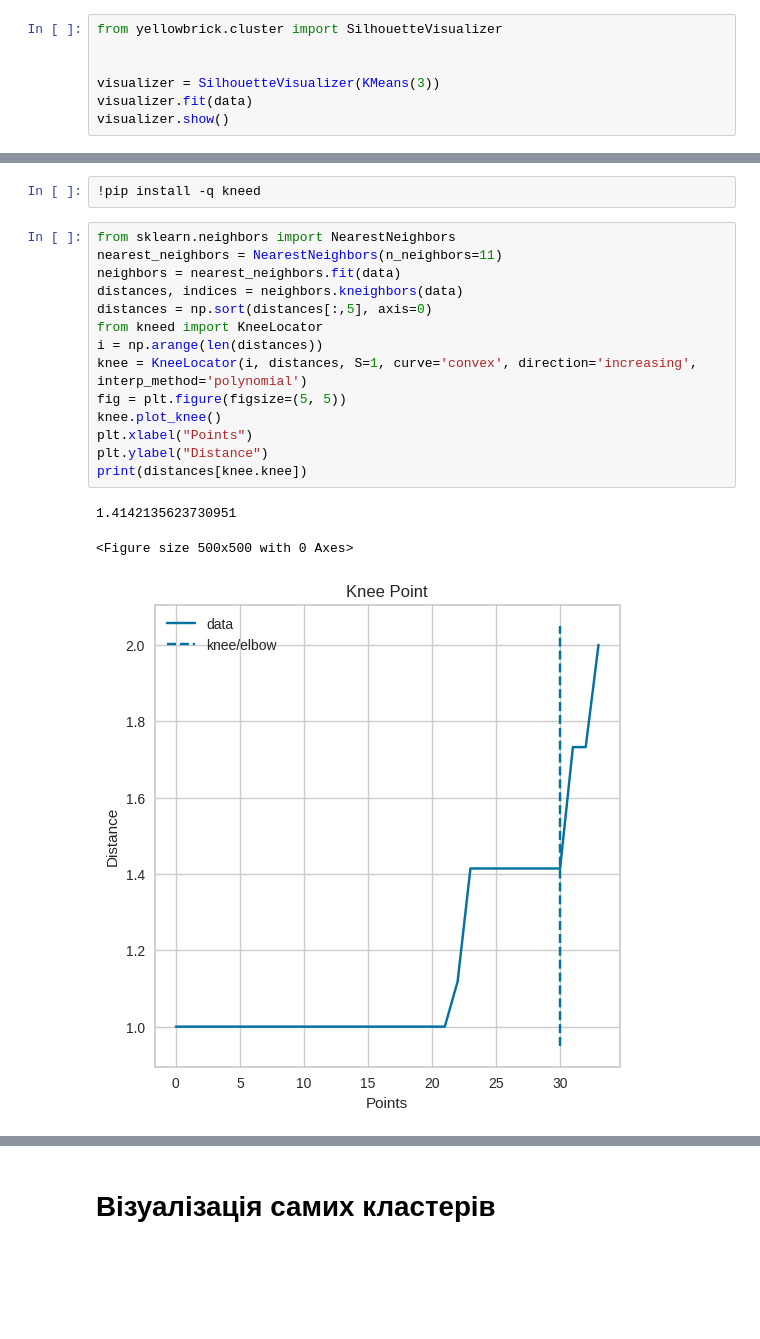
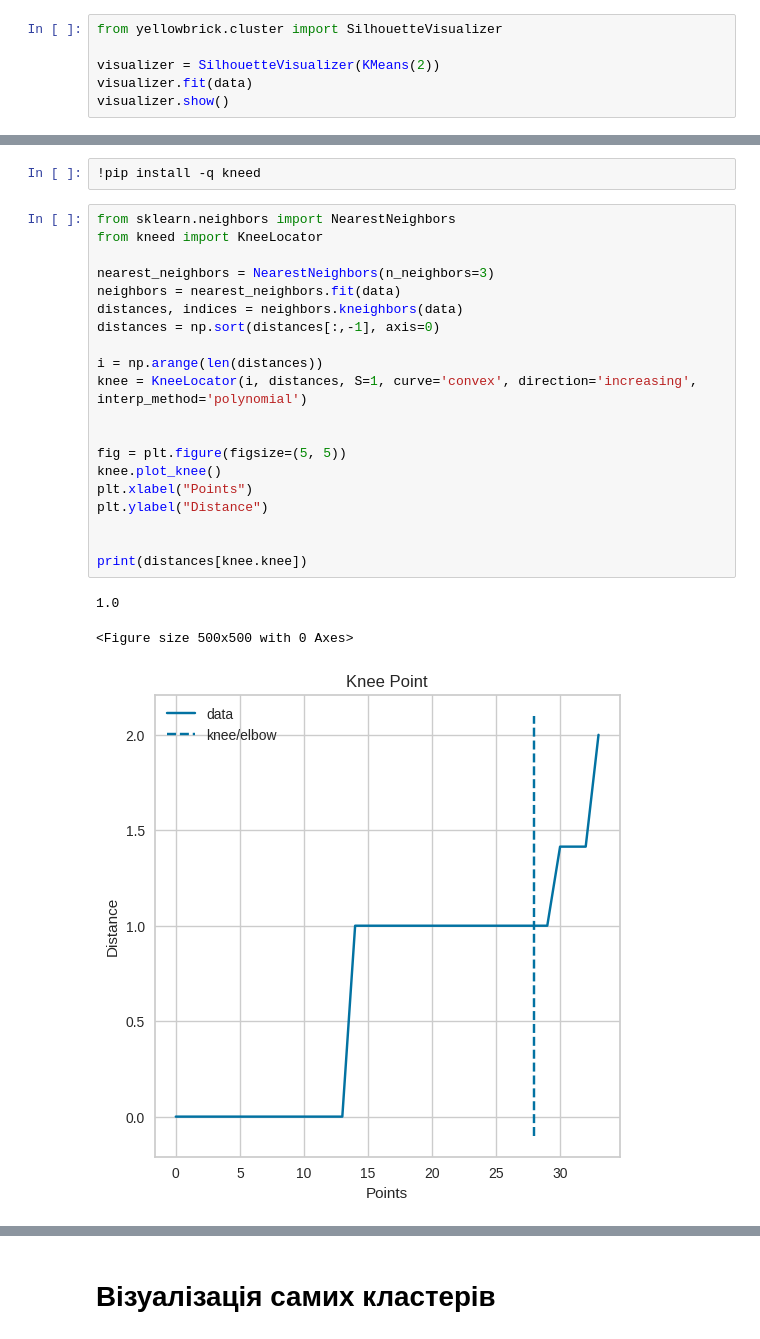
Before and after one commit to HalyshAnton/IT-Step-Pyton-AI, a Jupyter notebook: module7/Clustering.ipynb, the cells around one changed output, grey strips where cells are left out. Drawn from its saved outputs; the diff is of its cells as text; blank space fills up the shorter version.

```diff
--- a/module7/Clustering.ipynb
+++ b/module7/Clustering.ipynb
@@ -147,8 +147,7 @@ visualizer.show()
 # %%
 from yellowbrick.cluster import SilhouetteVisualizer
 
-
-visualizer = SilhouetteVisualizer(KMeans(3))
+visualizer = SilhouetteVisualizer(KMeans(2))
 visualizer.fit(data)
 visualizer.show()
 # %% [output]
@@ -239,22 +238,28 @@ DBSCAN використовує інший підхід. Він зосередж
 !pip install -q kneed
 # %%
 from sklearn.neighbors import NearestNeighbors
-nearest_neighbors = NearestNeighbors(n_neighbors=11)
+from kneed import KneeLocator
+
+nearest_neighbors = NearestNeighbors(n_neighbors=3)
 neighbors = nearest_neighbors.fit(data)
 distances, indices = neighbors.kneighbors(data)
-distances = np.sort(distances[:,5], axis=0)
-from kneed import KneeLocator
+distances = np.sort(distances[:,-1], axis=0)
+
 i = np.arange(len(distances))
 knee = KneeLocator(i, distances, S=1, curve='convex', direction='increasing', interp_method='polynomial')
+
+
 fig = plt.figure(figsize=(5, 5))
 knee.plot_knee()
 plt.xlabel("Points")
 plt.ylabel("Distance")
+
+
 print(distances[knee.knee])
 # %% [output]
-1.4142135623730951
+1.0
 <Figure size 500x500 with 0 Axes>
-[figure, old version]
+[figure, new version]
 # %%
 from sklearn.cluster import DBSCAN
 
```
Also changed, not shown: parts of 6 cells of this notebook.
